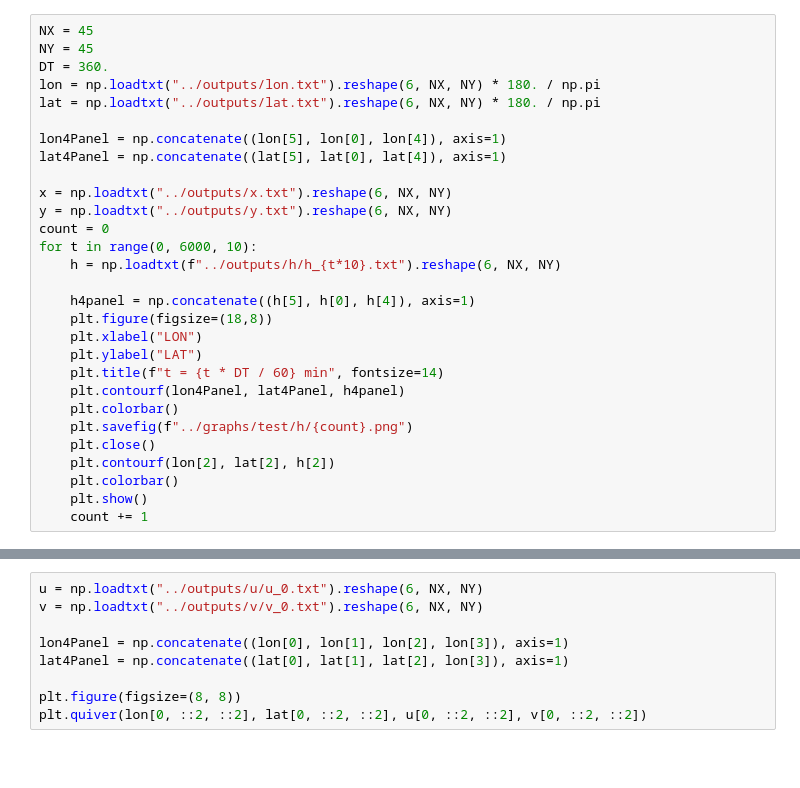
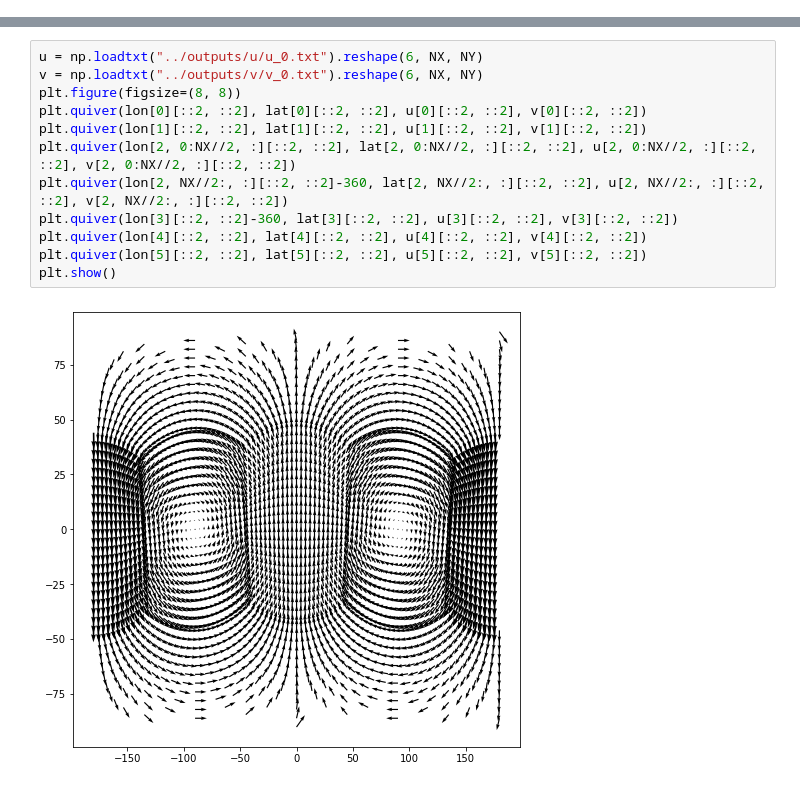
Before and after one commit to Aaron-Hsieh-0129/CSWM, a Jupyter notebook: src/plot.ipynb, the cells around one changed output, grey strips where cells are left out. Drawn from its saved outputs; the diff is of its cells as text; blank space fills up the shorter version.

```diff
--- a/src/plot.ipynb
+++ b/src/plot.ipynb
@@ -51,31 +46,2 @@ for t in range(0, 6000, 10):
 # %% [output]
 OSError: ../outputs/h/h_5800.txt not found.
-# %%
-NX = 45
-NY = 45
-DT = 360.
-lon = np.loadtxt("../outputs/lon.txt").reshape(6, NX, NY) * 180. / np.pi
-lat = np.loadtxt("../outputs/lat.txt").reshape(6, NX, NY) * 180. / np.pi
-
-lon4Panel = np.concatenate((lon[5], lon[0], lon[4]), axis=1)
-lat4Panel = np.concatenate((lat[5], lat[0], lat[4]), axis=1)
-
-x = np.loadtxt("../outputs/x.txt").reshape(6, NX, NY)
-y = np.loadtxt("../outputs/y.txt").reshape(6, NX, NY)
-count = 0
-for t in range(0, 6000, 10):
-    h = np.loadtxt(f"../outputs/h/h_{t*10}.txt").reshape(6, NX, NY)
-
-    h4panel = np.concatenate((h[5], h[0], h[4]), axis=1)
-    plt.figure(figsize=(18,8))
-    plt.xlabel("LON")
-    plt.ylabel("LAT")
-    plt.title(f"t = {t * DT / 60} min", fontsize=14)
-    plt.contourf(lon4Panel, lat4Panel, h4panel)
-    plt.colorbar()
-    plt.savefig(f"../graphs/test/h/{count}.png")
-    plt.close()
-    plt.contourf(lon[2], lat[2], h[2])
-    plt.colorbar()
-    plt.show()
-    count += 1
@@ -96,12 +48,17 @@ for t in range(0, 6000, 10):
-# %%
-u = np.loadtxt("../outputs/u/u_0.txt").reshape(6, NX, NY)
-v = np.loadtxt("../outputs/v/v_0.txt").reshape(6, NX, NY)
-
-lon4Panel = np.concatenate((lon[0], lon[1], lon[2], lon[3]), axis=1)
-lat4Panel = np.concatenate((lat[0], lat[1], lat[2], lon[3]), axis=1)
-
-plt.figure(figsize=(8, 8))
-plt.quiver(lon[0, ::2, ::2], lat[0, ::2, ::2], u[0, ::2, ::2], v[0, ::2, ::2])
+# %%
+u = np.loadtxt("../outputs/u/u_0.txt").reshape(6, NX, NY)
+v = np.loadtxt("../outputs/v/v_0.txt").reshape(6, NX, NY)
+plt.figure(figsize=(8, 8))
+plt.quiver(lon[0][::2, ::2], lat[0][::2, ::2], u[0][::2, ::2], v[0][::2, ::2])
+plt.quiver(lon[1][::2, ::2], lat[1][::2, ::2], u[1][::2, ::2], v[1][::2, ::2])
+plt.quiver(lon[2, 0:NX//2, :][::2, ::2], lat[2, 0:NX//2, :][::2, ::2], u[2, 0:NX//2, :][::2, ::2], v[2, 0:NX//2, :][::2, ::2])
+plt.quiver(lon[2, NX//2:, :][::2, ::2]-360, lat[2, NX//2:, :][::2, ::2], u[2, NX//2:, :][::2, ::2], v[2, NX//2:, :][::2, ::2])
+plt.quiver(lon[3][::2, ::2]-360, lat[3][::2, ::2], u[3][::2, ::2], v[3][::2, ::2])
+plt.quiver(lon[4][::2, ::2], lat[4][::2, ::2], u[4][::2, ::2], v[4][::2, ::2])
+plt.quiver(lon[5][::2, ::2], lat[5][::2, ::2], u[5][::2, ::2], v[5][::2, ::2])
+plt.show()
+# %% [output]
+[figure, added]
 # %%
 NX = 45
 NY = 45
```
Also changed, not shown: parts of 4 cells of this notebook, 6 other files.
